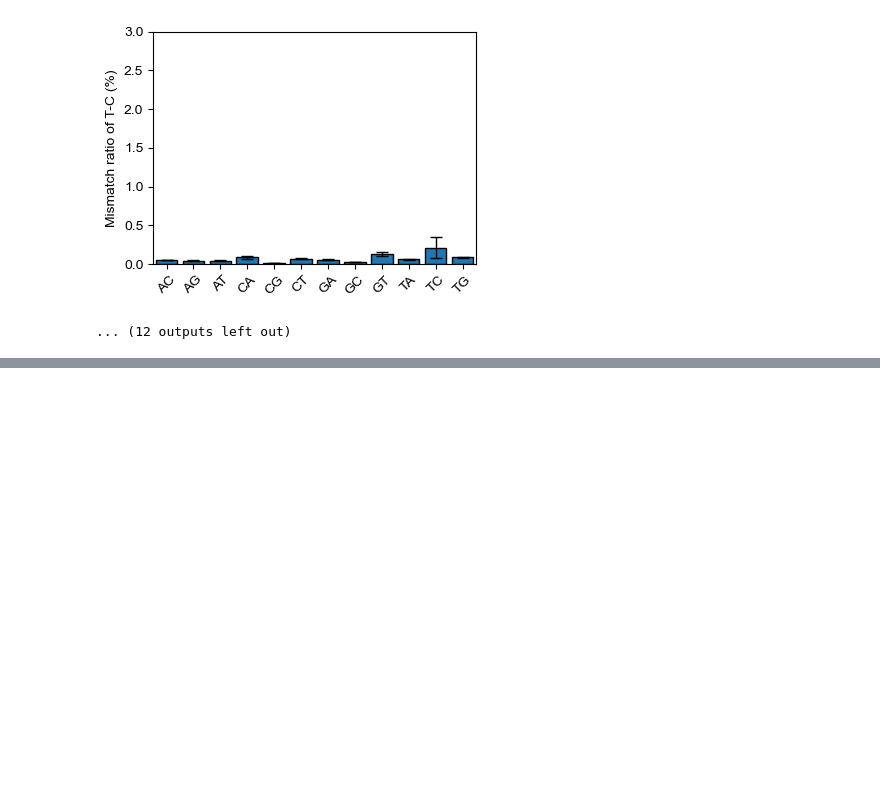
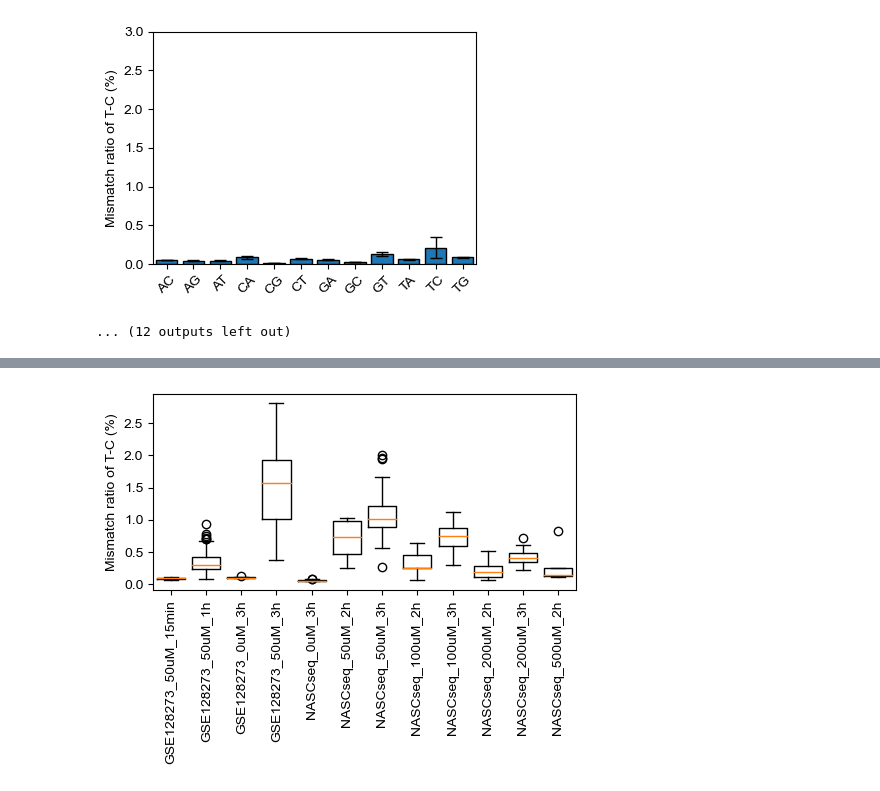
Before and after one commit to Ckenen/Nanopore-Nascent-RNAseq-Project, a Jupyter notebook: 2_NASCseq/nb_2_mismatch.ipynb, the cells around one changed output, grey strips where cells are left out. Cells and saved outputs as stored; diff of their text form; code cells hidden in the pictures; blank space fills up the shorter version.

Commit message:
Updated 2_NASCseq

```diff
--- a/2_NASCseq/nb_2_mismatch.ipynb
+++ b/2_NASCseq/nb_2_mismatch.ipynb
@@ -52,0 +55,22 @@ Name: NASC-seq, s4U: 200, Time: 2, Cells: 10
+# %%
+dat = pd.read_csv("reports/NASCseq_Summary.tsv", sep="\t")
+dat.index = dat["Cell"]
+dat = dat[dat["Uniq.Reads"] >= 700000]
+# %%
+array = []
+d = dat[(dat["Run"] == "GSE128273_NASCseq_K562") & (dat["s4U"] == 50) & (dat["Time"] == 0.25)]
+array.append(["GSE128273_50uM_15min", d])
+d = dat[(dat["Run"] == "GSE128273_NASCseq_K562") & (dat["s4U"] == 50) & (dat["Time"] == 1)]
+array.append(["GSE128273_50uM_1h", d])
+d = dat[(dat["Run"] == "GSE128273_NASCseq_K562_SE") & (dat["s4U"] == 0) & (dat["Time"] == 3)]
+array.append(["GSE128273_0uM_3h", d])
+d = dat[(dat["Run"] == "GSE128273_NASCseq_K562_SE") & (dat["s4U"] == 50) & (dat["Time"] == 3)]
+array.append(["GSE128273_50uM_3h", d])
+# %%
+tmp = dat[dat["Run"].isin(['20220113_NASCseq_K562', '20220321_NASCseq_K562', '20220418_NASCseq_K562'])]
+for s4u, d1 in sorted(tmp.groupby(by="s4U")):
+    for time, d2 in sorted(d1.groupby(by="Time")):
+        array.append(["NASCseq_%duM_%dh" % (s4u, time), d2])
+# %%
+for name, d in array:
+    print(len(d), name, sep="\t")
@@ -52,0 +90,10 @@ Name: NASC-seq, s4U: 200, Time: 2, Cells: 10
+# %%
+plt.figure(figsize=(5, 4))
+for i, (name, d) in enumerate(array):
+    plt.boxplot([d["TC.Ratio"] * 100], positions=[i], widths=0.8)
+plt.xticks(np.arange(len(array)), [item[0] for item in array], rotation=90)
+plt.ylabel("Mismatch ratio of T-C (%)")
+plt.tight_layout()
+plt.show()
+# %% [output]
+[figure, added]
```
Also changed, not shown: parts of 2 cells of this notebook, 1 other file.
